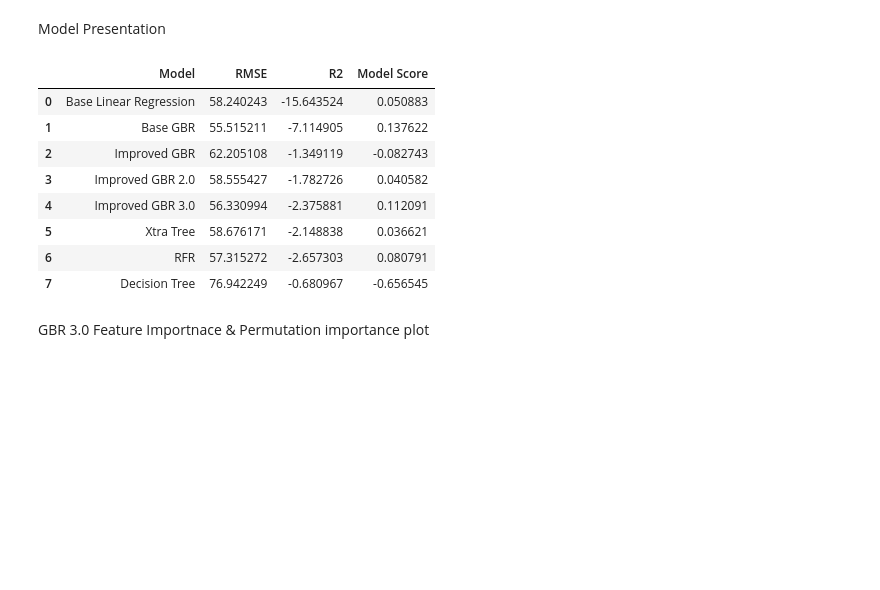
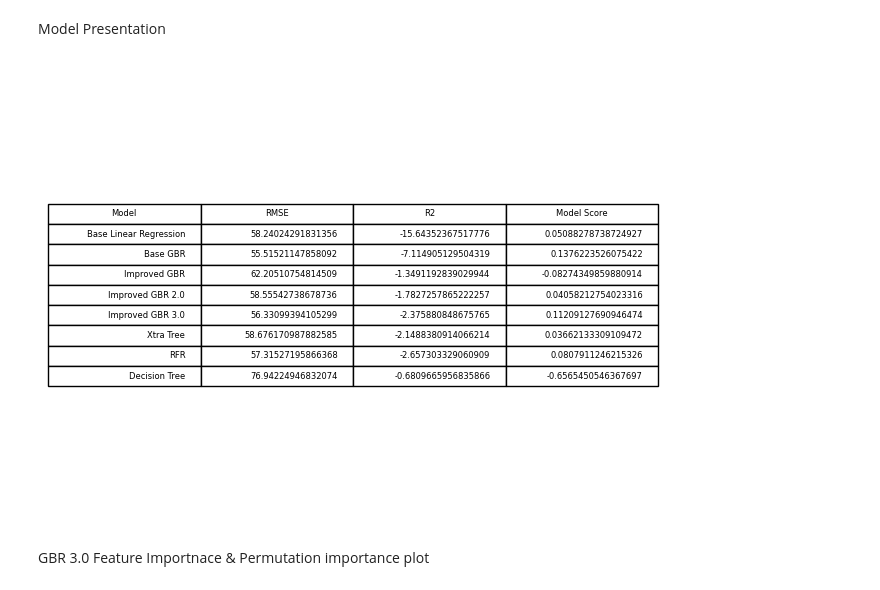
Before and after one commit to rjsisto/daily-productivity-models, a Jupyter notebook: notebooks/model_eval.ipynb, the cells around one changed output. Cells and saved outputs as stored; diff of their text form; code cells hidden in the pictures; blank space fills up the shorter version.

```diff
--- a/notebooks/model_eval.ipynb
+++ b/notebooks/model_eval.ipynb
@@ -94,17 +94,19 @@ Model Presentation
 # %%
 #NOTE: I think model score and R2 are both supposed to be the same, but they give out different scores so idk
 models_pres = pd.DataFrame(models, columns=["Model", "RMSE", "R2", "Model Score"])
-models_pres
+#models_pres
-# %% [output]
-|  | Model | RMSE | R2 | Model Score |
-| 0 | Base Linear Regression | 58.240243 | -15.643524 | 0.050883 |
-| 1 | Base GBR | 55.515211 | -7.114905 | 0.137622 |
-| 2 | Improved GBR | 62.205108 | -1.349119 | -0.082743 |
-| 3 | Improved GBR 2.0 | 58.555427 | -1.782726 | 0.040582 |
-| 4 | Improved GBR 3.0 | 56.330994 | -2.375881 | 0.112091 |
-| 5 | Xtra Tree | 58.676171 | -2.148838 | 0.036621 |
-| 6 | RFR | 57.315272 | -2.657303 | 0.080791 |
-| 7 | Decision Tree | 76.942249 | -0.680967 | -0.656545 |
+# %%
+fig, ax = plt.subplots()
+
+fig.patch.set_visible(False)
+ax.axis("off")
+ax.axis("tight")
+table = ax.table(cellText=models_pres.values, colLabels = models_pres.columns, loc="center")
+
+fig.tight_layout()
+plt.show()
+# %% [output]
+[figure, added]
 # %% [markdown]
 GBR 3.0 Feature Importnace & Permutation importance plot
 # %%
```
Also changed, not shown: parts of 3 cells of this notebook, 7 other files.
